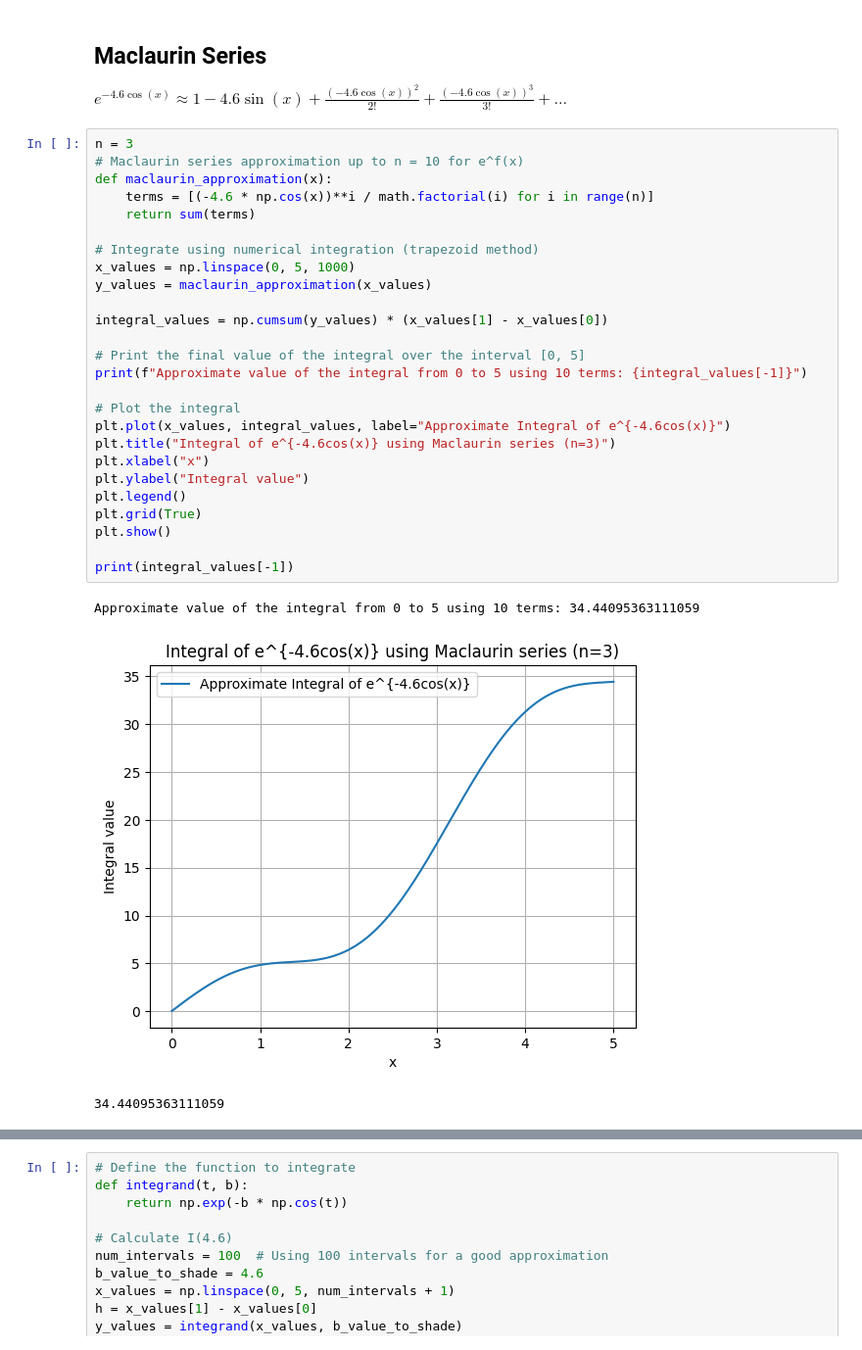
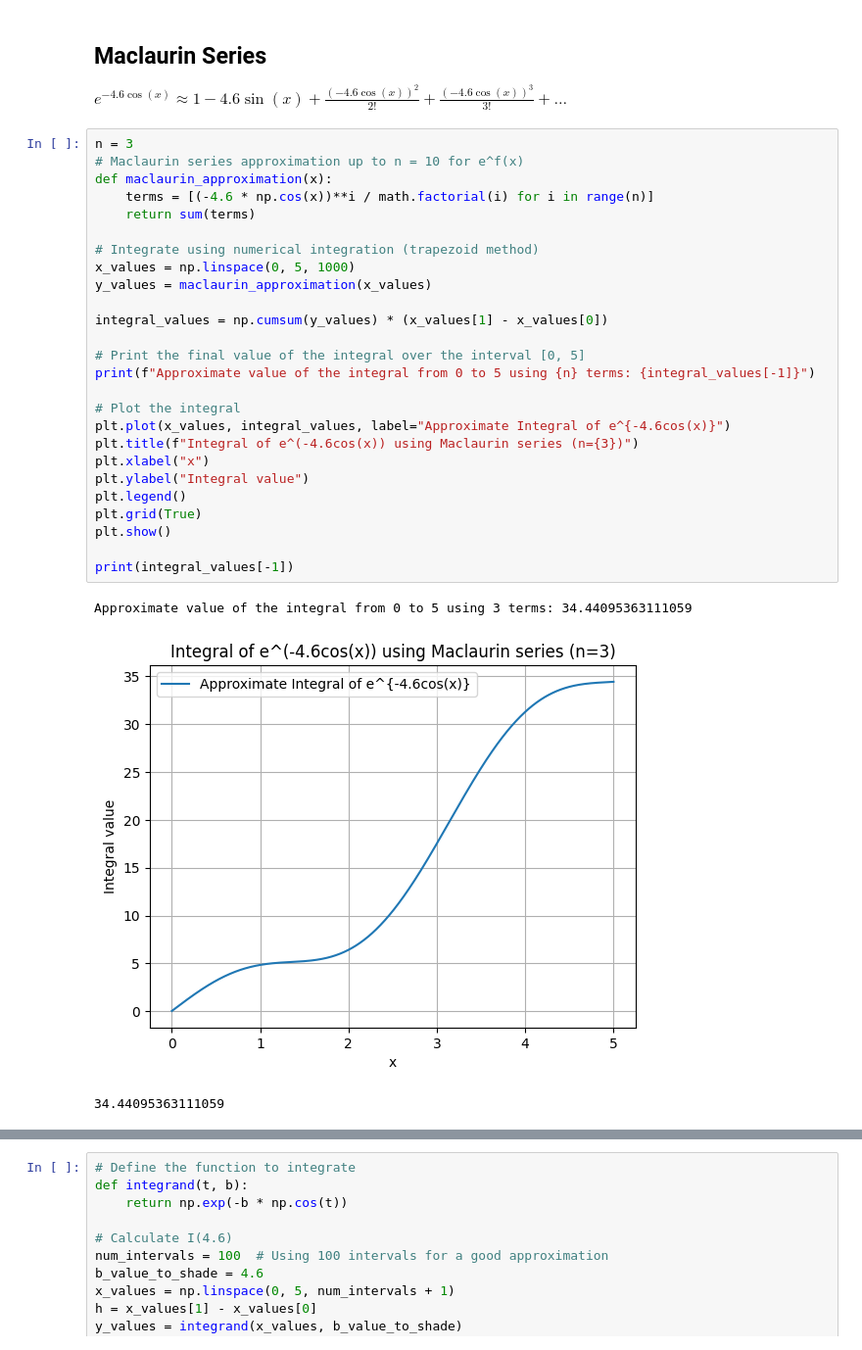
Before and after one commit to aqsnyder/eng_math, a Jupyter notebook: hw_o/1b.ipynb, the cells around one changed output, grey strips where cells are left out. Shown at 98% size. Drawn from its saved outputs; the diff is of its cells as text.

Commit message:
print version

```diff
--- a/hw_o/1b.ipynb
+++ b/hw_o/1b.ipynb
@@ -12,32 +12,32 @@ $ e^{-4.6 \cos(x)} \approx 1 - 4.6 \sin(x) + \frac{(-4.6 \cos(x))^2}{2!} + \frac
 # %%
 n = 3
 # Maclaurin series approximation up to n = 10 for e^f(x)
 def maclaurin_approximation(x):
     terms = [(-4.6 * np.cos(x))**i / math.factorial(i) for i in range(n)]
     return sum(terms)
 
 # Integrate using numerical integration (trapezoid method)
 x_values = np.linspace(0, 5, 1000)
 y_values = maclaurin_approximation(x_values)
 
 integral_values = np.cumsum(y_values) * (x_values[1] - x_values[0])
 
 # Print the final value of the integral over the interval [0, 5]
-print(f"Approximate value of the integral from 0 to 5 using 10 terms: {integral_values[-1]}")
+print(f"Approximate value of the integral from 0 to 5 using {n} terms: {integral_values[-1]}")
 
 # Plot the integral
 plt.plot(x_values, integral_values, label="Approximate Integral of e^{-4.6cos(x)}")
-plt.title("Integral of e^{-4.6cos(x)} using Maclaurin series (n=3)")
+plt.title(f"Integral of e^(-4.6cos(x)) using Maclaurin series (n={3})")
 plt.xlabel("x")
 plt.ylabel("Integral value")
 plt.legend()
 plt.grid(True)
 plt.show()
 
 print(integral_values[-1])
 # %% [output]
-Approximate value of the integral from 0 to 5 using 10 terms: 34.44095363111059
+Approximate value of the integral from 0 to 5 using 3 terms: 34.44095363111059
-[figure, old version]
+[figure, new version]
 34.44095363111059
 # %% [markdown]
 #### This is close to what I got in my hand calculation. Now lets step up the number of intervals!
```
Also changed, not shown: parts of 1 cell of this notebook, 7 other files.
